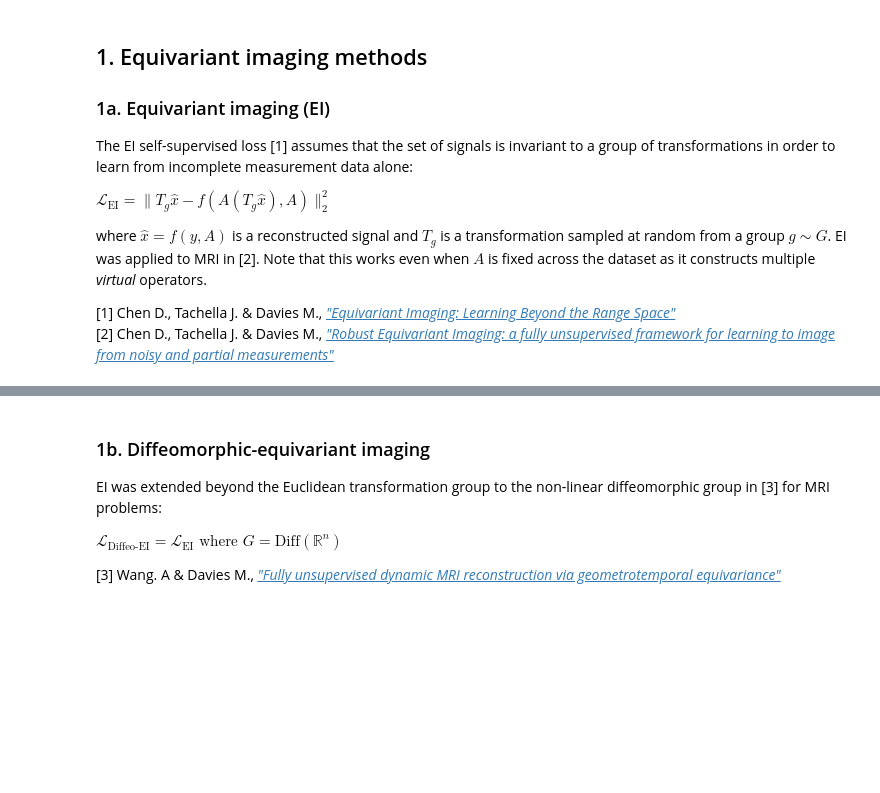
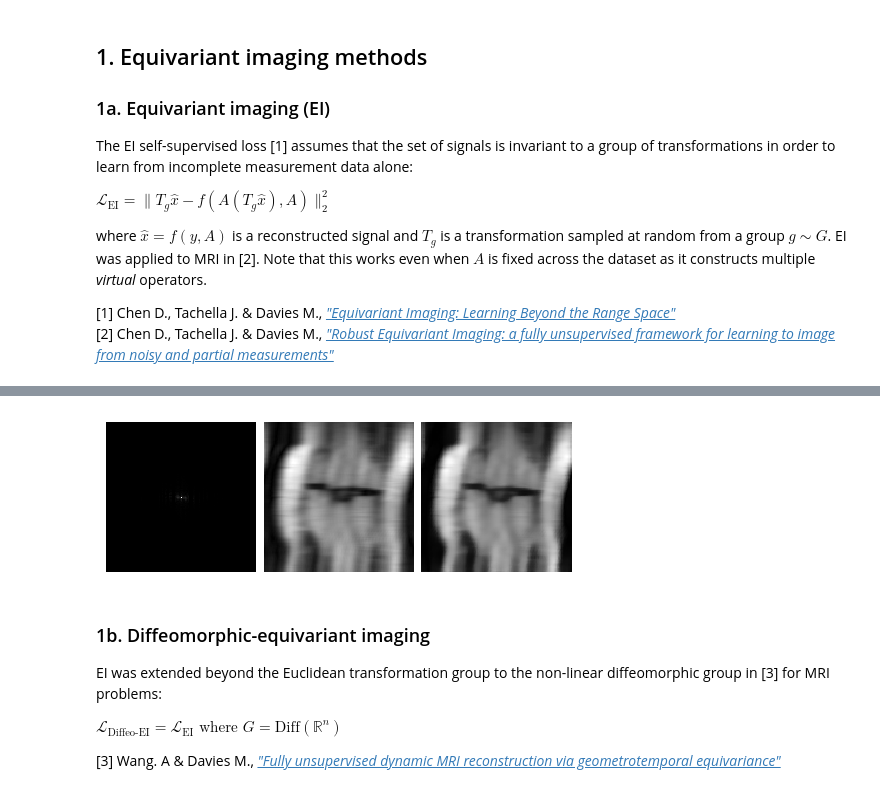
Before and after one commit to Andrewwango/deepinv-selfsup-fastmri, a Jupyter notebook: demo.ipynb, the cells around one changed output, grey strips where cells are left out. Saved outputs shown, nothing was run; the diff lists cells and outputs as text; code cells hidden in the pictures; blank space fills up the shorter version.

```diff
--- a/demo.ipynb
+++ b/demo.ipynb
@@ -151,3 +183,10 @@ results["ei"]["sample"] = model(y, physics)
+# %%
+# Load pretrained model for 50 epochs, test on test dataset, and save sample reconstruction
+trainer.ckpt_pretrained = "models/pretrained/ei_unet.pth.tar"
+trainer.load_model()
+dinv.utils.plot([y, physics.A_adjoint(y), trainer.model(y, physics)])
+# %% [output]
+[figure, added]
 # %% [markdown]
 ### 1b. Diffeomorphic-equivariant imaging
 
```
Also changed, not shown: parts of 10 cells of this notebook, 2 other files.
